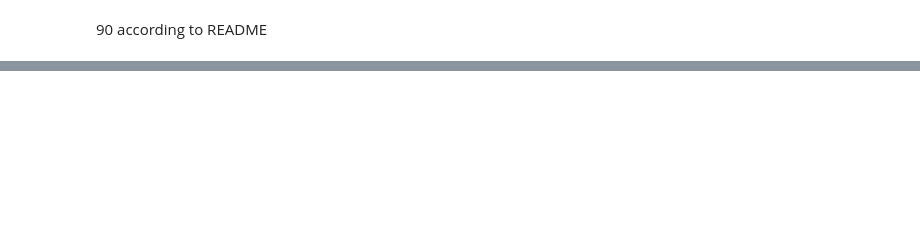
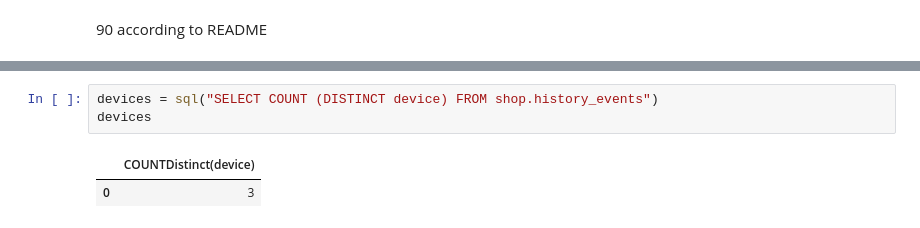
Before and after one commit to ANGELMC113/datathon-2026-ratitas, a Jupyter notebook: scripts/data_analysis.ipynb, the cells around one changed output, grey strips where cells are left out. Saved outputs shown, nothing was run; the diff lists cells and outputs as text; blank space fills up the shorter version.

```diff
--- a/scripts/data_analysis.ipynb
+++ b/scripts/data_analysis.ipynb
@@ -687,0 +700,6 @@ categorias
+# %%
+devices = sql("SELECT COUNT (DISTINCT device) FROM shop.history_events")
+devices
+# %% [output]
+|  | COUNTDistinct(device) |
+| 0 | 3 |
```
Also changed, not shown: parts of 6 cells of this notebook, 1 other file.
